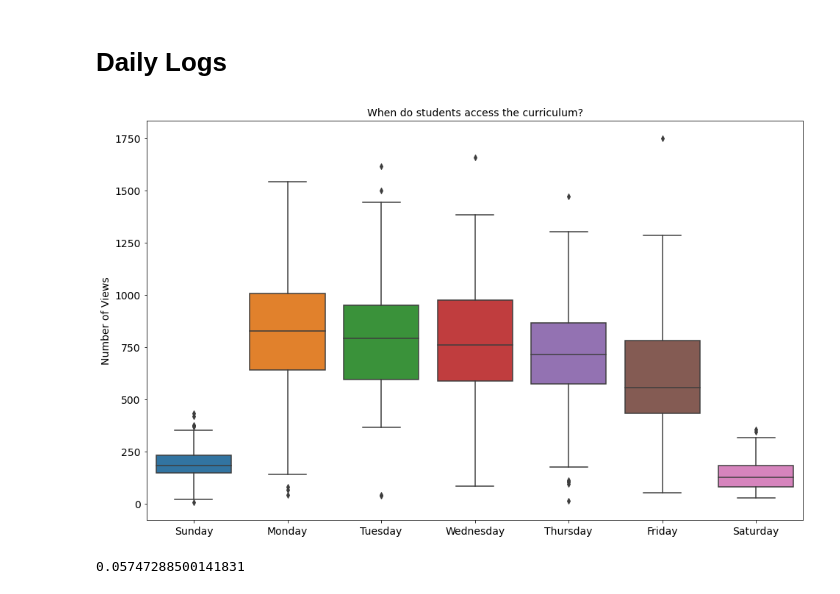
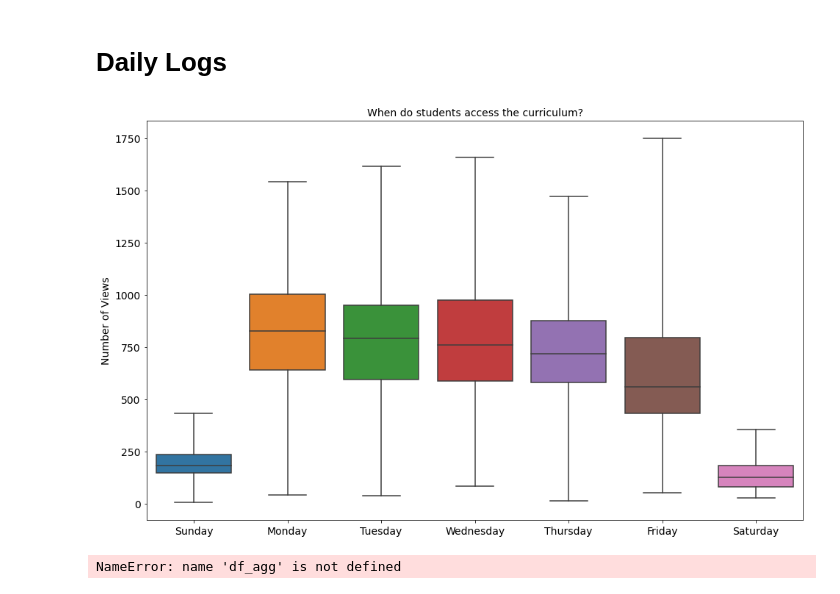
Before and after one commit to Promeos/anomaly-detection-exercises, a Jupyter notebook: time_series_anomaly_detection.ipynb, the cells around one changed output. Saved outputs shown, nothing was run; the diff lists cells and outputs as text; code cells hidden in the pictures.

```diff
--- a/time_series_anomaly_detection.ipynb
+++ b/time_series_anomaly_detection.ipynb
@@ -56,0 +95,14 @@ df.hist(figsize=(13, 6),
+# %%
+train_size = int(len(df) * .5)
+validate_size = int(len(df) * .3)
+test_size = int(len(df) - train_size - validate_size)
+validate_end_index = train_size + validate_size
+
+# split into train, validation, test
+train = df[: train_size]
+validate = df[train_size : validate_end_index]
+test = df[validate_end_index : ]
+
+print(f'Train size: {len(train) / len(df):.2%}')
+print(f'Validate size: {len(validate) / len(df):.2%}')
+print(f'Test size: {len(test) / len(df):.2%}')
@@ -57,5 +113,5 @@ df.hist(figsize=(13, 6),
 # %%
-df_agg = df.groupby(['datetime', 'cohort_id'])['user_id'] \
+train_agg = train.groupby(['datetime', 'cohort_id'])['user_id'] \
                     .nunique() \
                     .reset_index() \
                     .rename(index=str,
@@ -102,25 +130,22 @@ train.head()
 # %%
 # create hourly aggregated datasets
-train_hourly_1hr = train.resample('H').users_viewed.agg(['sum'])
-train_hourly_6hrs = train.resample('6H').users_viewed.agg(['sum'])
-train_hourly_12hrs = train.resample('12H').users_viewed.agg(['sum'])
-
+train_hourly_1hr = train_agg.resample('H').users_viewed.agg(['sum'])
 train_hourly_1hr.rename(columns={'sum': 'times_viewed'}, inplace=True)
-train_hourly_6hrs.rename(columns={'sum': 'times_viewed'}, inplace=True)
-train_hourly_12hrs.rename(columns={'sum': 'times_viewed'}, inplace=True)
 
 train_hourly_1hr['hour'] = train_hourly_1hr.index.hour
-train_hourly_6hrs['hour'] = train_hourly_6hrs.index.hour
-train_hourly_12hrs['hour'] = train_hourly_12hrs.index.hour
-
 train_hourly_1hr['access_type'] = pd.cut(train_hourly_1hr['hour'],
                                          bins=[0, 9, 17, 24],
                                          labels=['Before Class', 'During Class', 'After Class'])
 
-train_daily_1d = train.resample('D').users_viewed.agg(['sum'])
-
+# create daily aggregated datasets
+train_daily_1d = train_agg.resample('D').users_viewed.agg(['sum'])
 train_daily_1d.rename(columns={'sum': 'times_viewed'}, inplace=True)
 train_daily_1d['day_of_week'] = train_daily_1d.index.day_name()
+
+# create  weekely aggregated datasets
+train_weekly_1w = train_agg.resample('W').users_viewed.agg(['sum'])
+train_weekly_1w.rename(columns={'sum': 'times_viewed'}, inplace=True)
+train_weekly_1w['week_num'] = train_weekly_1w.index.isocalendar().week
 # %% [markdown]
 # Hourly Logs
 # %%
@@ -178,14 +185,15 @@ train_hourly_6hrs.head()
 # %%
 plt.figure(figsize=(16,10))
 sns.boxplot(x=train_daily_1d.day_of_week,
             y=train_daily_1d['times_viewed'],
-            order=['Sunday', 'Monday', 'Tuesday', 'Wednesday', 'Thursday', 'Friday', 'Saturday'])
+            order=['Sunday', 'Monday', 'Tuesday', 'Wednesday', 'Thursday', 'Friday', 'Saturday'],
+            whis=3)
 plt.title('When do students access the curriculum?', fontsize=14)
 plt.tick_params(labelsize=14, pad=5)
 plt.xlabel('')
 plt.ylabel('Number of Views', fontsize=14);
 # %% [output]
-[figure, old version]
+[figure, new version]
 # %%
 def compute_entropy(series):
     counts = series.value_counts()
@@ -198,4 +206,4 @@ def compute_entropy(series):
 # %%
 compute_entropy(df_agg.users_viewed)
 # %% [output]
-0.05747288500141831
+NameError: name 'df_agg' is not defined
```
Also changed, not shown: parts of 12 cells of this notebook.
